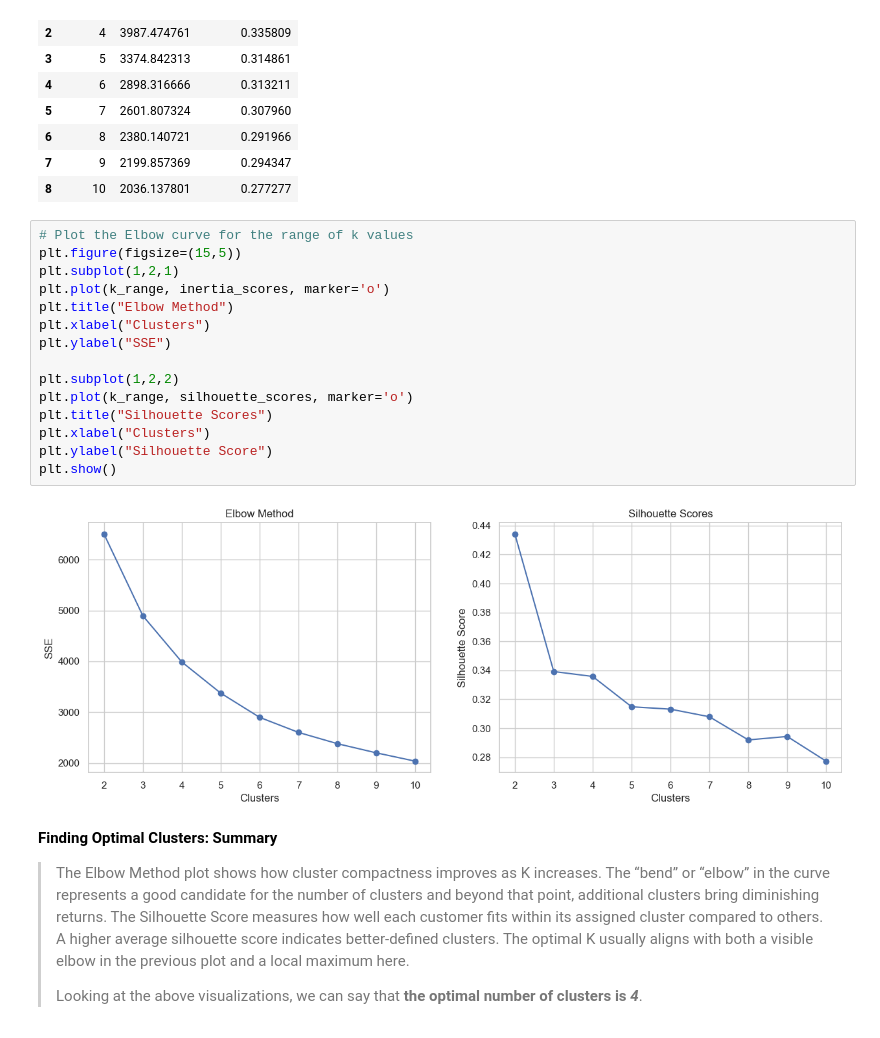
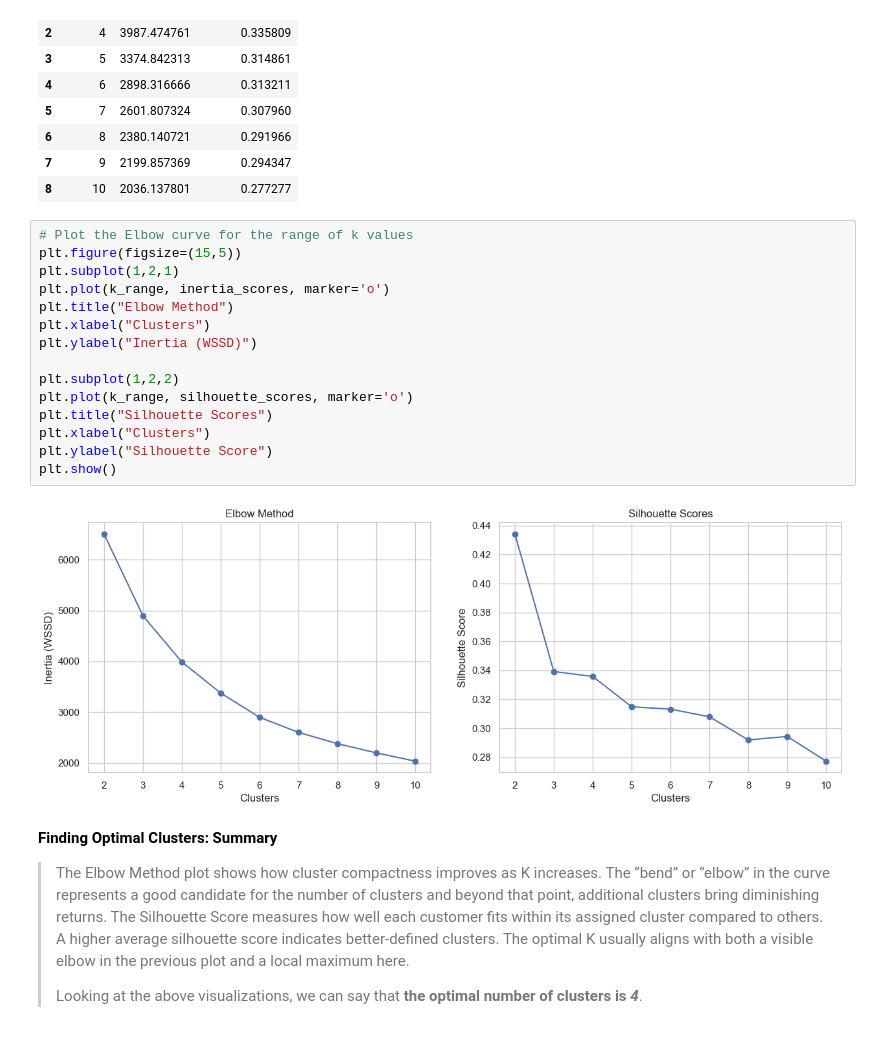
Before and after one commit to bisharatm/ds08_online-retail, a Jupyter notebook: notebooks/03_modeling_and_clustering.ipynb, the cells around one changed output. Cells and saved outputs as stored; diff of their text form.

```diff
--- a/notebooks/03_modeling_and_clustering.ipynb
+++ b/notebooks/03_modeling_and_clustering.ipynb
@@ -247,20 +247,20 @@ information and possible workarounds, please see
 # %%
 # Plot the Elbow curve for the range of k values
 plt.figure(figsize=(15,5))
 plt.subplot(1,2,1)
 plt.plot(k_range, inertia_scores, marker='o')
 plt.title("Elbow Method")
 plt.xlabel("Clusters")
-plt.ylabel("SSE")
+plt.ylabel("Inertia (WSSD)")
 
 plt.subplot(1,2,2)
 plt.plot(k_range, silhouette_scores, marker='o')
 plt.title("Silhouette Scores")
 plt.xlabel("Clusters")
 plt.ylabel("Silhouette Score")
 plt.show()
 # %% [output]
-[figure, old version]
+[figure, new version]
 # %% [markdown]
 **Finding Optimal Clusters: Summary**
 
```
Also changed, not shown: parts of 6 cells of this notebook.
